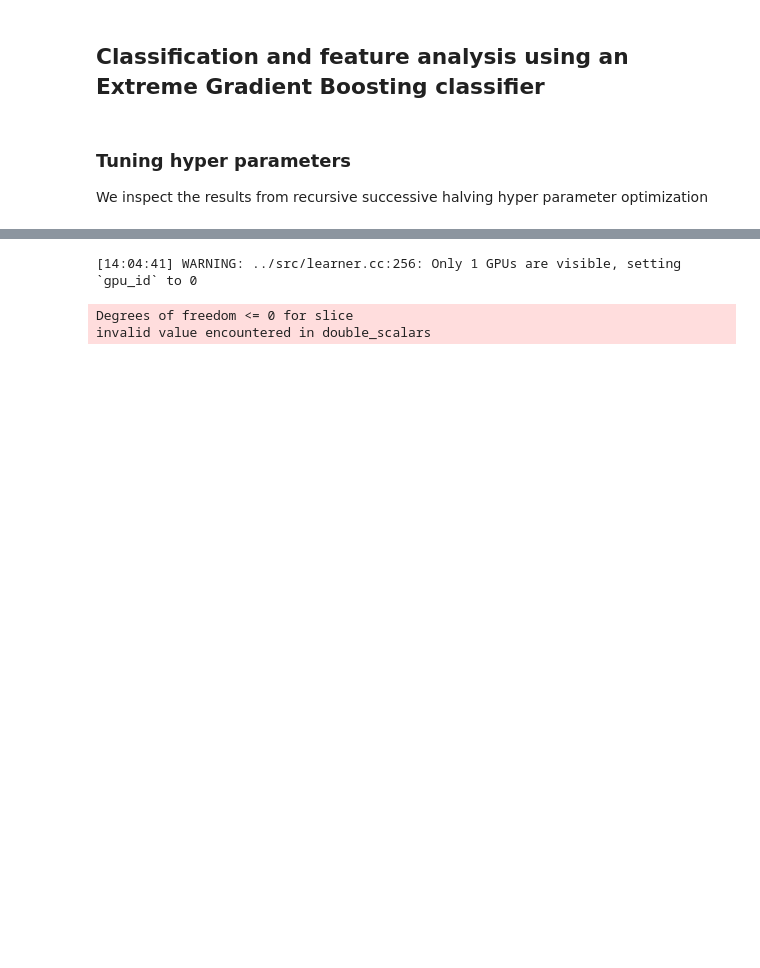
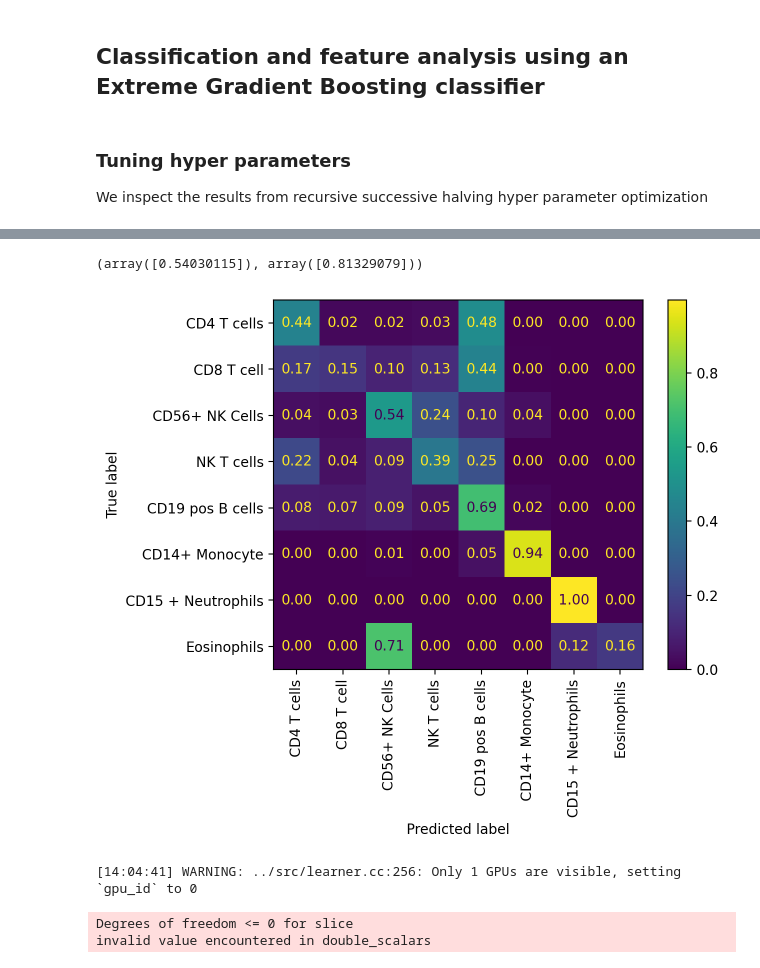
Before and after one commit to ScalableCytometryImageProcessing/SCIP-use-case-workflows, a Jupyter notebook: workflow/notebooks/WBC/scip_classification.ipynb, the cells around one changed output, grey strips where cells are left out. Cells and saved outputs as stored; diff of their text form; code cells hidden in the pictures; blank space fills up the shorter version.

Commit message:
Inner sample CV results

```diff
--- a/workflow/notebooks/WBC/scip_classification.ipynb
+++ b/workflow/notebooks/WBC/scip_classification.ipynb
@@ -74,7 +77,7 @@ except NameError:
     index = data_scip / "indices/index.npy"
     columns = data_scip / "indices/columns.npy"
     labels = data_scip / "labels.parquet"
-    hpo_full = data_scip / "hpo" / "WBC_rsh_scip_full_li_xgboost.pickle"
+    hpo_full = data_scip / "hpo" / "WBC_rsh+innersample_scip_full_li_xgboost.pickle"
     hpo_cyto = data_scip / "hpo" / "WBC_rsh_scip_cyto_li_xgboost.pickle"
     output_confmat_full = data_scip / "figures" / "WBC_scip_full_cv_confmat.png"
     output_confmat_cyto = data_scip / "figures" / "WBC_scip_cyto_cv_confmat.png"
@@ -172,30 +176,41 @@ grid_full["test_balanced_accuracy"].mean(), scipy.stats.sem(
 )
 # %%
 grid_full["test_balanced_accuracy"], grid_full["train_balanced_accuracy"]
+# %% [output]
+(array([0.54030115]), array([0.81329079]))
 # %%
-X = df.filter(regex="(BF1|BF2|SSC)$")
+from sklearn.model_selection import PredefinedSplit
+
+X = df.filter(regex=".*_li_.*(BF1|BF2|SSC)$")
 y = enc.transform(df["meta_label"])
 preds = []
 true = []
 
-skf = StratifiedKFold(n_splits=5, random_state=0, shuffle=True)
-for estimator, (_, test_index) in zip(grid_full["estimator"], skf.split(X, y)):
+test_fold_outer = df.index.to_frame().apply(
+    lambda x: 0 if (x["meta_group"] == 2) and (x["meta_fix"] == "early") else -1,
+    axis="columns"
+).values
+outer_cv = PredefinedSplit(test_fold_outer)
+# outer_cv = StratifiedKFold(n_splits=5, random_state=0, shuffle=True)
+for estimator, (_, test_index) in zip(grid_full["estimator"], outer_cv.split(X, y)):
     X_test, y_test = X.iloc[test_index], y[test_index]
     preds.extend(estimator.predict(X_test))
     true.extend(y_test)
 
 fig, ax = plt.subplots()
 ConfusionMatrixDisplay.from_predictions(
     true,
     preds,
     labels=[3, 5, 4, 7, 2, 0, 1, 6],
     display_labels=enc.classes_[[3, 5, 4, 7, 2, 0, 1, 6]],
     normalize="true",
     xticks_rotation="vertical",
     values_format=".2f",
     ax=ax,
 )
 plt.savefig(output_confmat_full, bbox_inches="tight")
+# %% [output]
+[figure, added]
 # %%
 grid_full_df = (
     pandas.DataFrame(grid_full)
```
Also changed, not shown: parts of 4 cells of this notebook.
